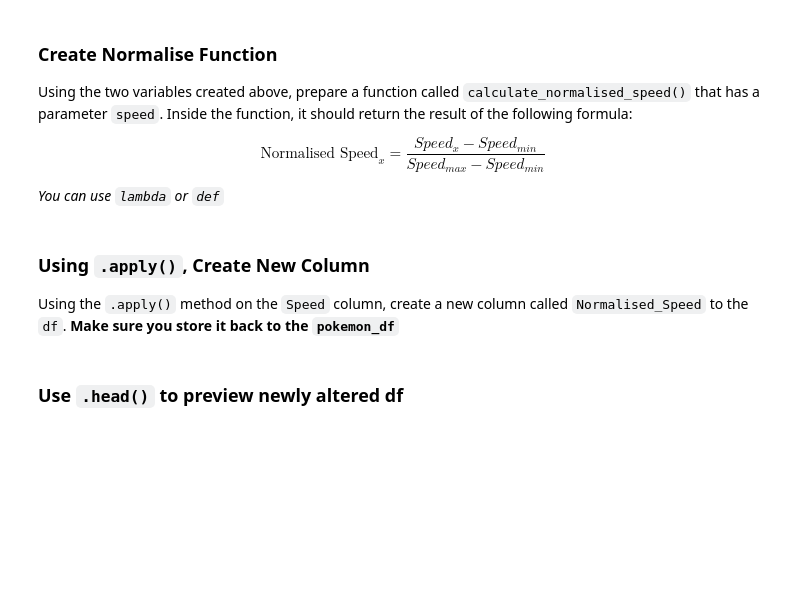
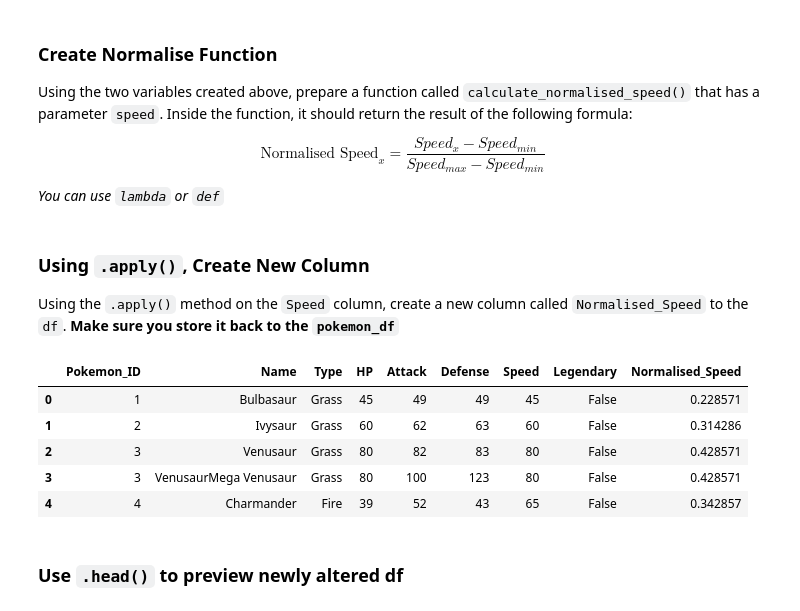
Before and after one commit to jermsinarocket/Hackwagon-DS102, a Jupyter notebook: Week 2/In-Class Exercise/Hackwagon_Academy_DS102_-_Lesson_2A_-_Introduction_to_Pandas_Part_2_-_Student.ipynb, the cells around one changed output. Cells and saved outputs as stored; diff of their text form; code cells hidden in the pictures; blank space fills up the shorter version.

````diff
--- a/Week 2/In-Class Exercise/Hackwagon_Academy_DS102_-_Lesson_2A_-_Introduction_to_Pandas_Part_2_-_Student.ipynb
+++ b/Week 2/In-Class Exercise/Hackwagon_Academy_DS102_-_Lesson_2A_-_Introduction_to_Pandas_Part_2_-_Student.ipynb
@@ -218,3 +282,7 @@ feedback_df.head()
 <a id='2.4'><h3>2.4  Pokemon Dataset</h3></a>
 
 Read the `pokemon.csv` as a DataFrame called `pokemon_df`.
+# %%
+pokemon_df = pd.read_csv('pokemon.csv')
+
+pokemon_df.head()
@@ -230,6 +305,9 @@ Create 2 variables that has the maxmimum and minimum value of the `Speed` column
     180 # max speed
     5 # min speed
 ```
+# %%
+maxspeed = pokemon_df['Speed'].max()
+minspeed = pokemon_df['Speed'].min()
 # %% [markdown]
 ### Create Normalise Function
 
@@ -240,9 +318,22 @@ $$
 $$
 
 _You can use `lambda` or `def`_
+# %%
+calculate_normalised_speed = lambda x : (x-minspeed)/(maxspeed-minspeed)
 # %% [markdown]
 ### Using `.apply()`, Create New Column
 
 Using the `.apply()` method on the `Speed` column, create a new column called `Normalised_Speed` to the `df`. <b>Make sure you store it back to the `pokemon_df`</b>
+# %%
+normalized_speed = pokemon_df['Speed'].apply(calculate_normalised_speed)
+
+pokemon_df['Normalised_Speed'] = normalized_speed
+# %% [output]
+|  | Pokemon_ID | Name | Type | HP | Attack | Defense | Speed | Legendary | Normalised_Speed |
+| 0 | 1 | Bulbasaur | Grass | 45 | 49 | 49 | 45 | False | 0.228571 |
+| 1 | 2 | Ivysaur | Grass | 60 | 62 | 63 | 60 | False | 0.314286 |
+| 2 | 3 | Venusaur | Grass | 80 | 82 | 83 | 80 | False | 0.428571 |
+| 3 | 3 | VenusaurMega Venusaur | Grass | 80 | 100 | 123 | 80 | False | 0.428571 |
+| 4 | 4 | Charmander | Fire | 39 | 52 | 43 | 65 | False | 0.342857 |
 # %% [markdown]
 ### Use `.head()` to preview newly altered df
````
Also changed, not shown: parts of 18 cells of this notebook, 6 other files.
